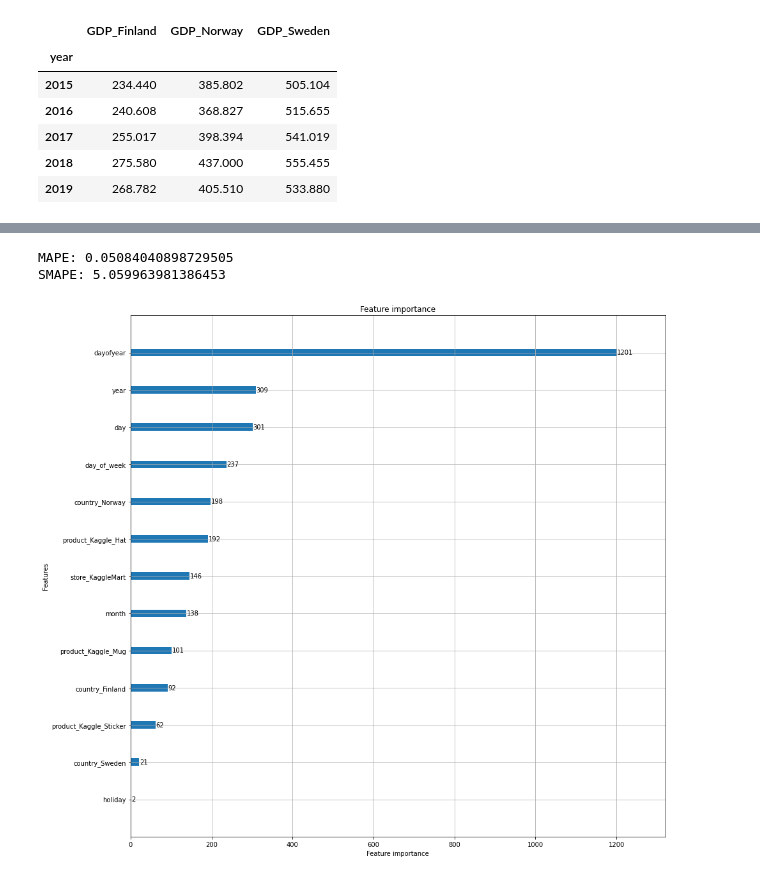
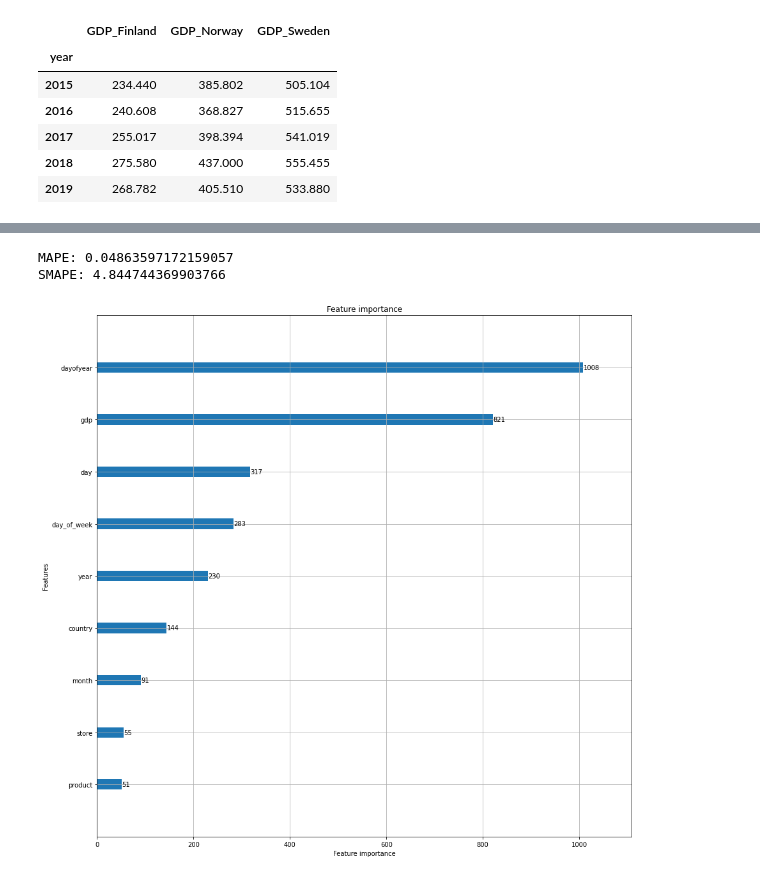
Before and after one commit to vs-sat-dev/Tabular-Compete, a Jupyter notebook: TabularPlayground.ipynb, the cells around one changed output, grey strips where cells are left out. Cells and saved outputs as stored; diff of their text form; code cells hidden in the pictures.

```diff
--- a/TabularPlayground.ipynb
+++ b/TabularPlayground.ipynb
@@ -217,24 +248,46 @@ for i, (comb, data) in enumerate(df_train.set_index('date').groupby(['country',
 # %%
 def prepare_data(data):
+
     data['date'] = pd.to_datetime(data['date'])
     data['day'] = data['date'].dt.day
     data['day_of_week'] = data['date'].dt.day_of_week
     data['month'] = data['date'].dt.month
     data['year'] = data['date'].dt.year
     data['dayofyear'] = data['date'].dt.dayofyear
+    data.loc[(data['year'] != 2016) & (data['month'] >= 3), 'dayofyear'] += 1
 
-    cal = calendar()
-    holidays = cal.holidays(start=data['date'].min(), end=data['date'].max())
-    data['holiday'] = data['date'].isin(holidays)
+    data['gdp'] = 0.0
+    for year in data['year'].unique():
+        for country in data['country'].unique():
+            data.loc[(data['year'] == year) & (data['country'] == country), 'gdp'] = \
+                         df_gdp.loc[year, f'GDP_{country}']
 
-    data = pd.concat([data, pd.get_dummies(data['country'], dtype=float, prefix='country')], axis=1)
-    data = pd.concat([data, pd.get_dummies(data['store'], dtype=float, prefix='store')], axis=1)
-    data = pd.concat([data, pd.get_dummies(data['product'], dtype=float, prefix='product')], axis=1)
-    data = data.drop(['country', 'store', 'product'], axis=1)
+    for comb, df_group in data.groupby(['country', 'store', 'product']):
+        country, store, product = comb
 
-    #data['country'] = data['country'].factorize()[0]
-    #data['store'] = data['store'].factorize()[0]
-    #data['product'] = data['product'].factorize()[0]
+        if 'Kaggle Hat' in comb:
+            time = np.arange(0, np.pi*8, np.pi*8 / len(df_group));
+            amplitude = np.sin(time)
+
+            data.loc[(data['country'] == country) & (data['store'] == store) & \
+                    (data['product'] == product), 'gdp'] = \
+                    ((amplitude*df_group['gdp'])*gdp_weight[comb]) + df_group['gdp']*gdp_shift[comb]
+
+        elif 'Kaggle Mug' in comb:
+            time = np.arange(0, np.pi*8, np.pi*8 / len(df_group));
+            amplitude = np.cos(time)
+
+            data.loc[(data['country'] == country) & (data['store'] == store) & \
+                    (data['product'] == product), 'gdp'] = \
+                    ((amplitude*df_group['gdp'])*gdp_weight[comb]) + df_group['gdp']*gdp_shift[comb]
+
+        elif 'Kaggle Sticker' in comb:
+            data.loc[(data['country'] == country) & (data['store'] == store) & \
+                    (data['product'] == product), 'gdp'] = df_group['gdp']*gdp_weight[comb]
+
+    data['country'] = data['country'].factorize()[0]
+    data['store'] = data['store'].factorize()[0]
+    data['product'] = data['product'].factorize()[0]
 
     data = data.drop(['row_id', 'date'], axis=1)
 
@@ -312,11 +365,11 @@ def lgb_run(data):
     plt.show()
     return models
 # %%
-models = lgb_run(df_train.drop('num_sold_bins', axis=1))
+models = lgb_run(df_train)
 # %% [output]
-MAPE: 0.05084040898729505
-SMAPE: 5.059963981386453
+MAPE: 0.04863597172159057
+SMAPE: 4.844744369903766
-[figure, old version]
+[figure, new version]
 # %%
 test_preds = np.zeros(len(df_test))
 for model in models:
```
Also changed, not shown: parts of 12 cells of this notebook, 1 other file.
